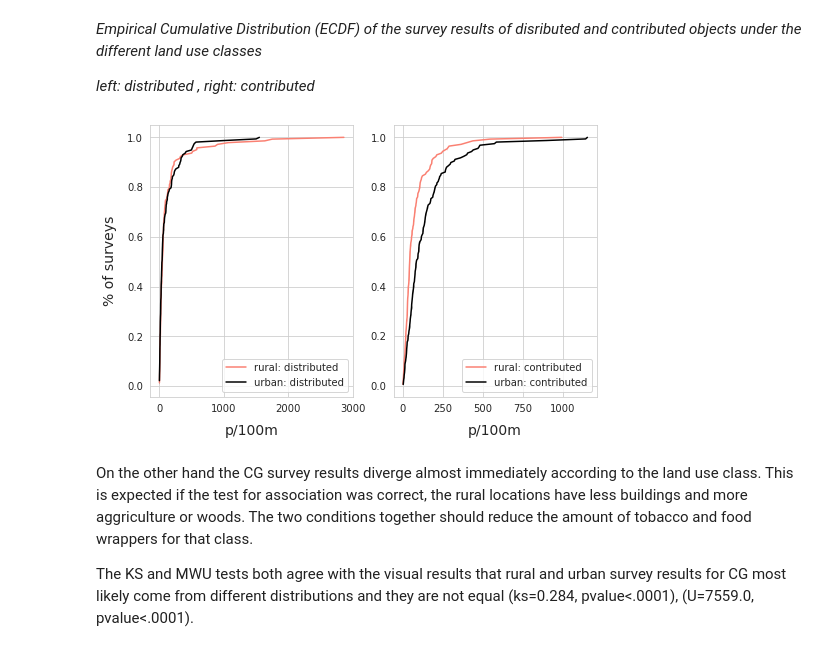
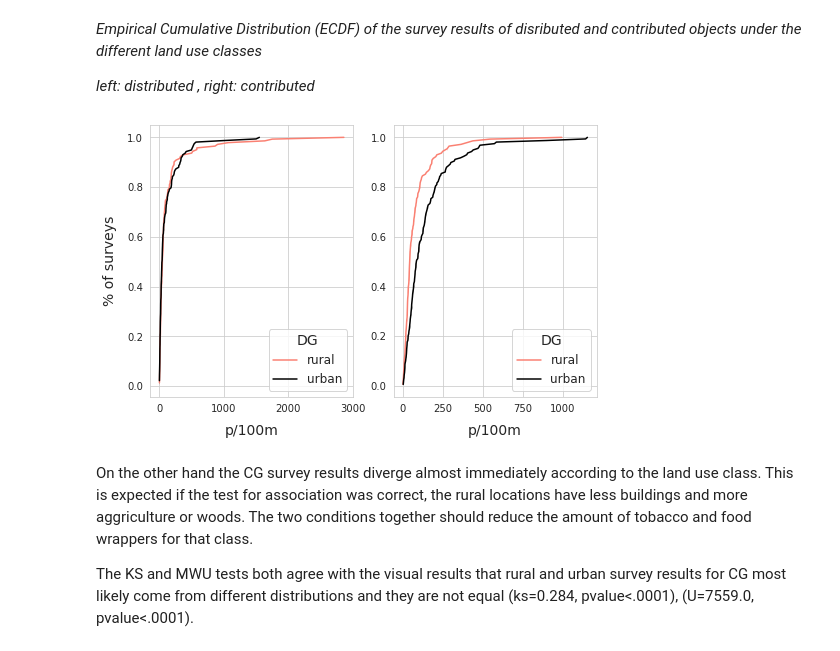
Before and after one commit to hammerdirt-analyst/IQAASL-End-0f-Sampling-2021, a Jupyter notebook: assessing_transport.ipynb, the cells around one changed output. Cells and saved outputs as stored; diff of their text form; code cells hidden in the pictures.

```diff
--- a/assessing_transport.ipynb
+++ b/assessing_transport.ipynb
@@ -840,33 +870,35 @@ The two sample Kolmogorov-Smirnov(KS) test(ks=0.073, p=0.808) of the two sets of
 # %%
 dist_results_agg = grtr_10dtc[(grtr_10dtc.location.isin(less_than))&(grtr_10dtc.group == 'dist')].groupby(['loc_date', 'group'])[unit_label].sum().values
 dist_results_urb = grtr_10dtc[(grtr_10dtc.location.isin(grt_than))&(grtr_10dtc.group == 'dist')].groupby(['loc_date', 'group'])[unit_label].sum().values
 a_d_ecdf = ECDF(dist_results_agg )
 b_d_ecdf = ECDF(dist_results_urb )
 
 cont_results_agg = grtr_10dtc[(grtr_10dtc.location.isin(less_than))&(grtr_10dtc.group == 'cont')].groupby('loc_date')[unit_label].sum().values
 cont_results_urb = grtr_10dtc[(grtr_10dtc.location.isin(grt_than))&(grtr_10dtc.group == 'cont')].groupby('loc_date')[unit_label].sum().values
 a_d_ecdf_cont = ECDF(cont_results_agg)
 b_d_ecdf_cont = ECDF(cont_results_urb)
 
 fig, ax = plt.subplots(1,2, figsize=(8,5))
 
 axone = ax[0]
-sns.lineplot(x=a_d_ecdf.x, y=a_d_ecdf.y, color='salmon', label="rural: distributed", ax=axone)
-sns.lineplot(x=b_d_ecdf.x, y=b_d_ecdf.y, color='black', label="urban: distributed", ax=axone)
+sns.lineplot(x=a_d_ecdf.x, y=a_d_ecdf.y, color='salmon', label="rural", ax=axone)
+sns.lineplot(x=b_d_ecdf.x, y=b_d_ecdf.y, color='black', label="urban", ax=axone)
 axone.set_xlabel(unit_label, **ck.xlab_k14)
 axone.set_ylabel('% of surveys', **ck.xlab_k14)
+axone.legend(fontsize=12, title='DG',title_fontsize=14)
 
 
 axtwo = ax[1]
-sns.lineplot(x=a_d_ecdf_cont.x, y=a_d_ecdf_cont.y, color='salmon', label="rural: contributed", ax=axtwo)
-sns.lineplot(x=b_d_ecdf_cont.x, y=b_d_ecdf_cont.y, color='black', label="urban: contributed", ax=axtwo)
+sns.lineplot(x=a_d_ecdf_cont.x, y=a_d_ecdf_cont.y, color='salmon', label="rural", ax=axtwo)
+sns.lineplot(x=b_d_ecdf_cont.x, y=b_d_ecdf_cont.y, color='black', label="urban", ax=axtwo)
 
 axtwo.set_xlabel(unit_label, **ck.xlab_k14)
 axtwo.set_ylabel(' ')
+axtwo.legend(fontsize=12, title='DG',title_fontsize=14)
 
 plt.show()
 # %% [output]
-[figure, old version]
+[figure, new version]
 # %% [markdown]
 On the other hand the CG survey results diverge almost immediately according to the land use class. This is expected if the test for association was correct, the rural locations have less buildings and more aggriculture or woods. The two conditions together should reduce the amount of tobacco and food wrappers for that class.
 
```
Also changed, not shown: parts of 9 cells of this notebook, 1 other file.
